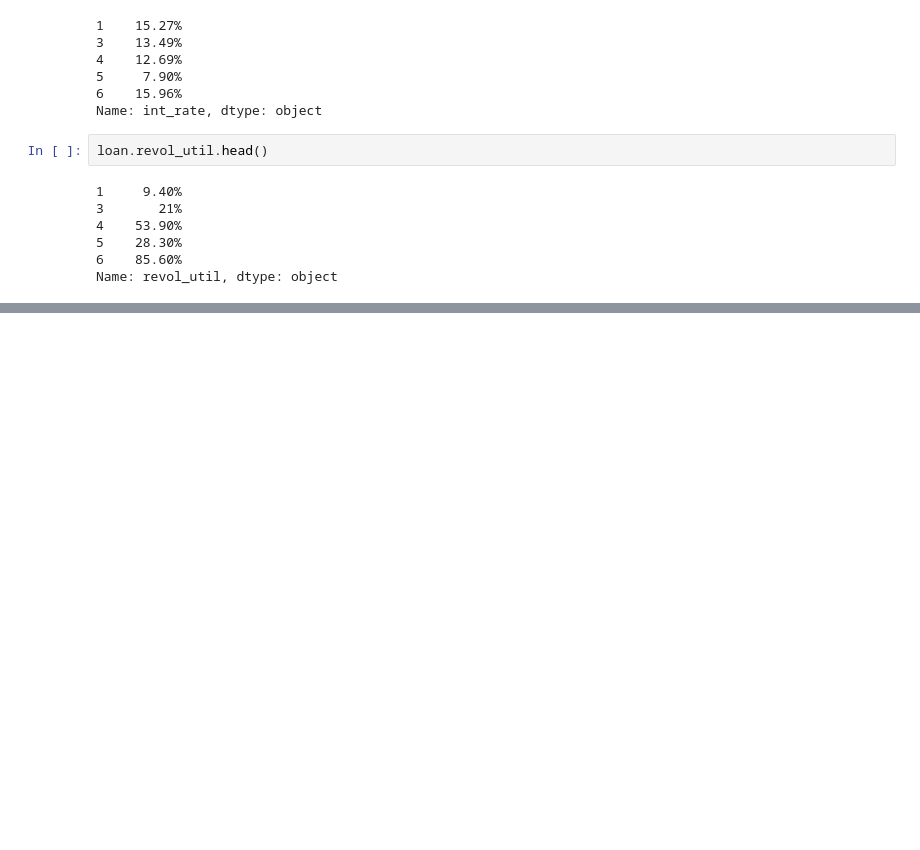
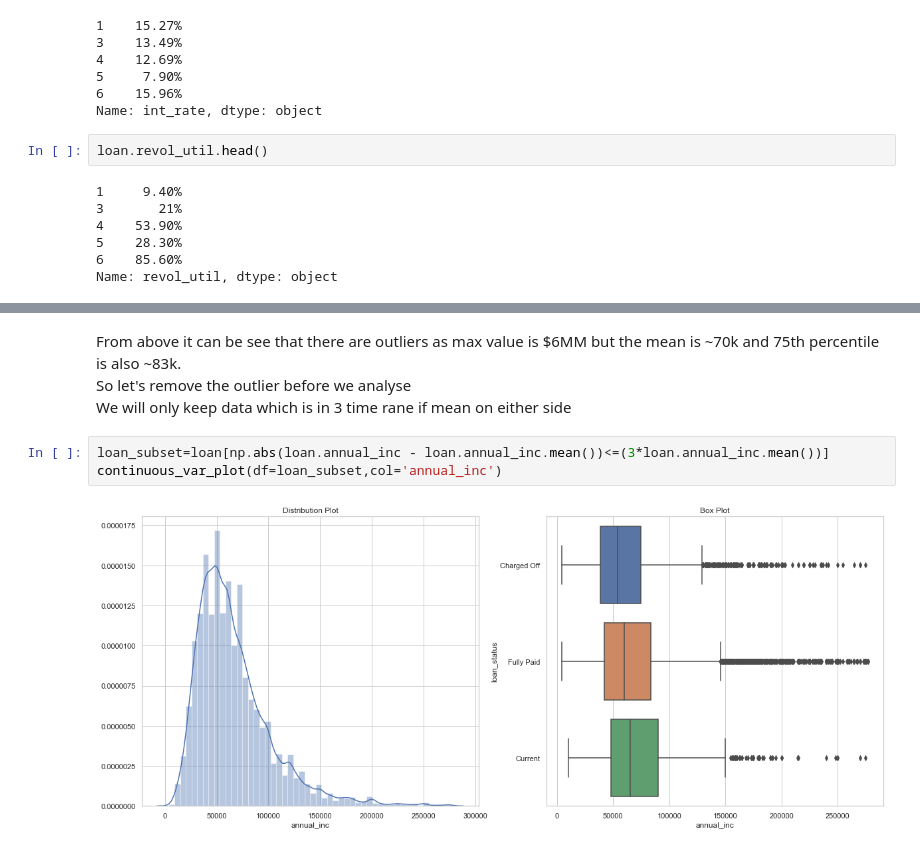
Before and after one commit to ruchirmayank/lendingClub, a Jupyter notebook: Lending Club Assignment.ipynb, the cells around one changed output, grey strips where cells are left out. Cells and saved outputs as stored; diff of their text form; blank space fills up the shorter version.

```diff
--- a/Lending Club Assignment.ipynb
+++ b/Lending Club Assignment.ipynb
@@ -348,0 +493,8 @@ We have cleaned up the data now we should derive certain columns that will help
+# %% [markdown]
+From above it can be see that there are outliers as max value is $6MM but the mean is ~70k and 75th percentile is also ~83k.<br>So let's remove the outlier before we analyse
+<br>We will only keep data which is in 3 time rane if mean on either side
+# %%
+loan_subset=loan[np.abs(loan.annual_inc - loan.annual_inc.mean())<=(3*loan.annual_inc.mean())]
+continuous_var_plot(df=loan_subset,col='annual_inc')
+# %% [output]
+[figure, added]
```
Also changed, not shown: parts of 107 cells of this notebook.
